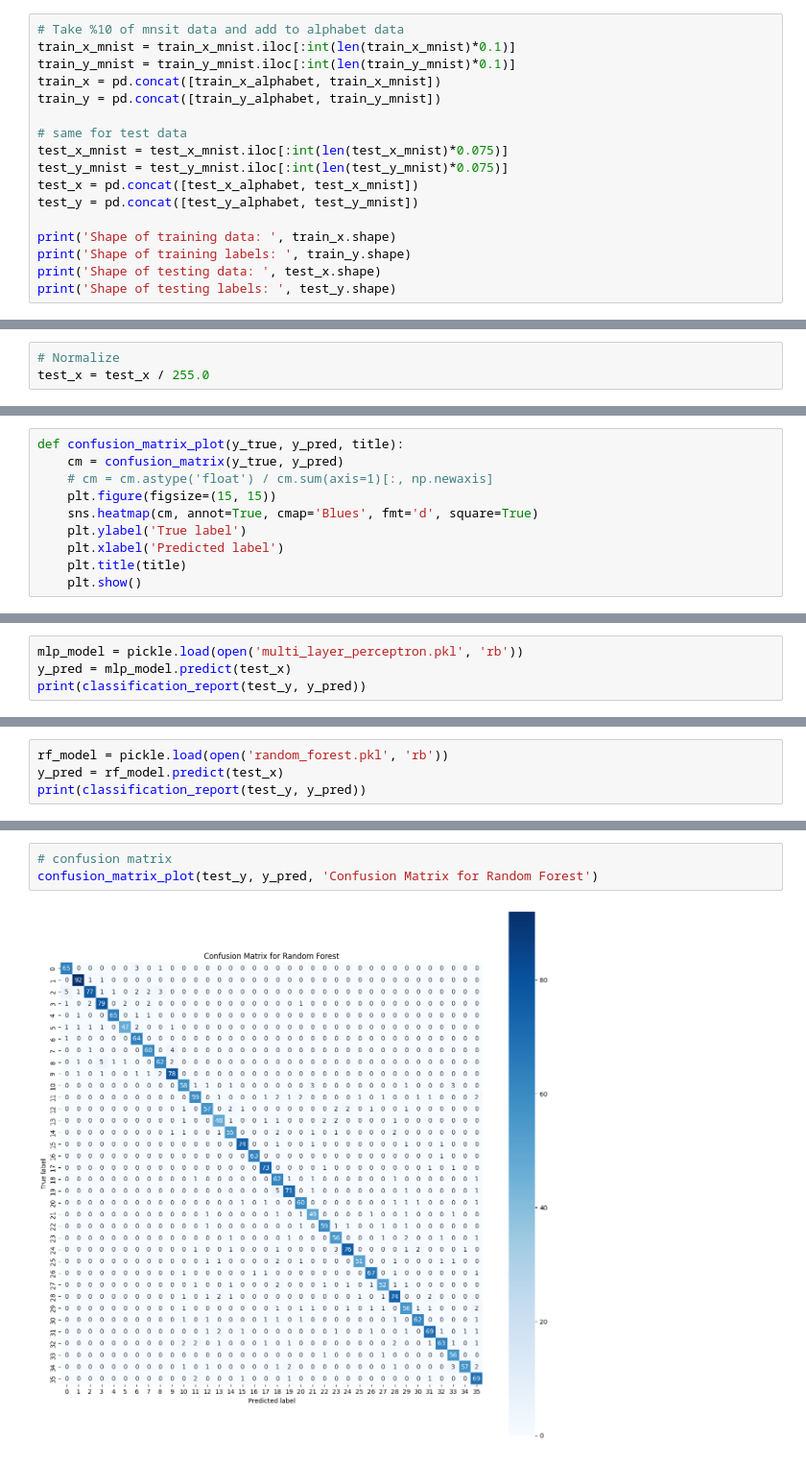
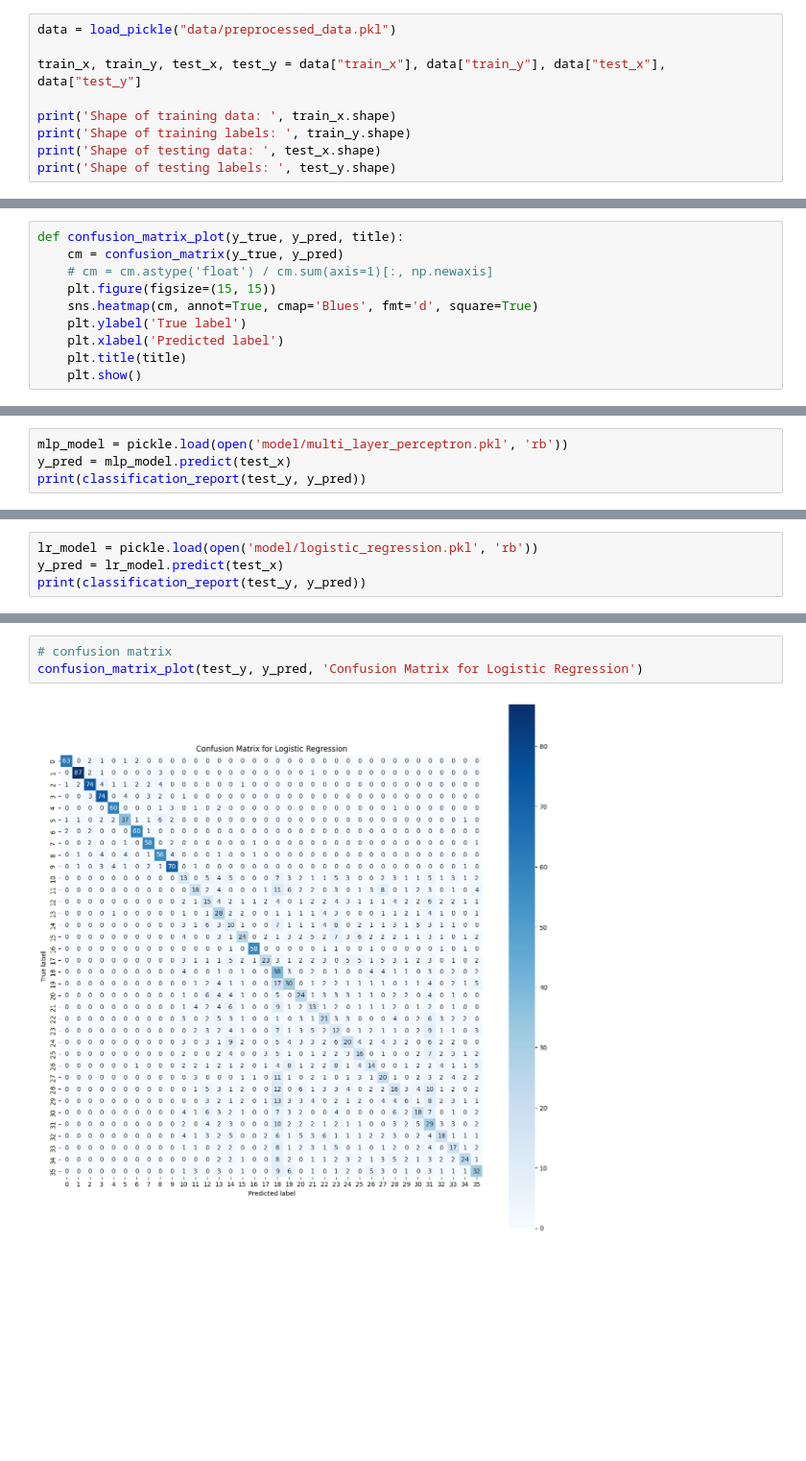
Before and after one commit to turhancan97/Number-and-Letter-Recognition, a Jupyter notebook: results.ipynb, the cells around one changed output, grey strips where cells are left out. Shown at 96% size. Drawn from its saved outputs; the diff is of its cells as text; blank space fills up the shorter version.

```diff
--- a/results.ipynb
+++ b/results.ipynb
@@ -72,15 +81,7 @@ plt.show()
 # %%
-# Take %10 of mnsit data and add to alphabet data
-train_x_mnist = train_x_mnist.iloc[:int(len(train_x_mnist)*0.1)]
-train_y_mnist = train_y_mnist.iloc[:int(len(train_y_mnist)*0.1)]
-train_x = pd.concat([train_x_alphabet, train_x_mnist])
-train_y = pd.concat([train_y_alphabet, train_y_mnist])
+data = load_pickle("data/preprocessed_data.pkl")
 
-# same for test data
-test_x_mnist = test_x_mnist.iloc[:int(len(test_x_mnist)*0.075)]
-test_y_mnist = test_y_mnist.iloc[:int(len(test_y_mnist)*0.075)]
-test_x = pd.concat([test_x_alphabet, test_x_mnist])
-test_y = pd.concat([test_y_alphabet, test_y_mnist])
+train_x, train_y, test_x, test_y = data["train_x"], data["train_y"], data["test_x"], data["test_y"]
 
 print('Shape of training data: ', train_x.shape)
 print('Shape of training labels: ', train_y.shape)
@@ -91,6 +92,3 @@ Shape of training data:  (20704, 784)
 Shape of training labels:  (20704, 1)
 Shape of testing data:  (2542, 784)
 Shape of testing labels:  (2542, 1)
-# %%
-# Normalize
-test_x = test_x / 255.0
@@ -107,5 +109,5 @@ def confusion_matrix_plot(y_true, y_pred, title):
 # %%
-mlp_model = pickle.load(open('multi_layer_perceptron.pkl', 'rb'))
+mlp_model = pickle.load(open('model/multi_layer_perceptron.pkl', 'rb'))
 y_pred = mlp_model.predict(test_x)
 print(classification_report(test_y, y_pred))
 # %% [output]
@@ -134,6 +152,6 @@ confusion_matrix_plot(test_y, y_pred, 'Confusion Matrix for Multi Layer Perceptr
 # %%
-rf_model = pickle.load(open('random_forest.pkl', 'rb'))
-y_pred = rf_model.predict(test_x)
+lr_model = pickle.load(open('model/logistic_regression.pkl', 'rb'))
+y_pred = lr_model.predict(test_x)
 print(classification_report(test_y, y_pred))
 # %% [output]
               precision    recall  f1-score   support
@@ -157,5 +174,5 @@ weighted avg       0.90      0.90      0.90      2542
 # %%
 # confusion matrix
-confusion_matrix_plot(test_y, y_pred, 'Confusion Matrix for Random Forest')
+confusion_matrix_plot(test_y, y_pred, 'Confusion Matrix for Logistic Regression')
 # %% [output]
-[figure, old version]
+[figure, new version]
```
Also changed, not shown: parts of 28 cells of this notebook.
